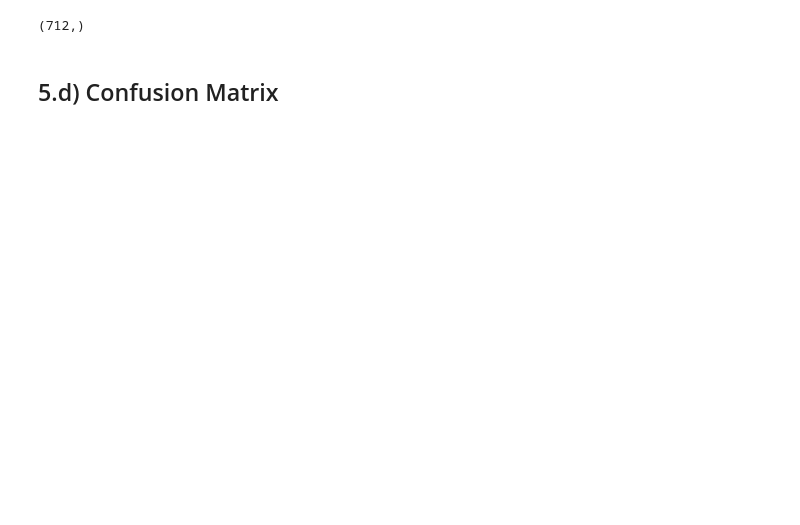
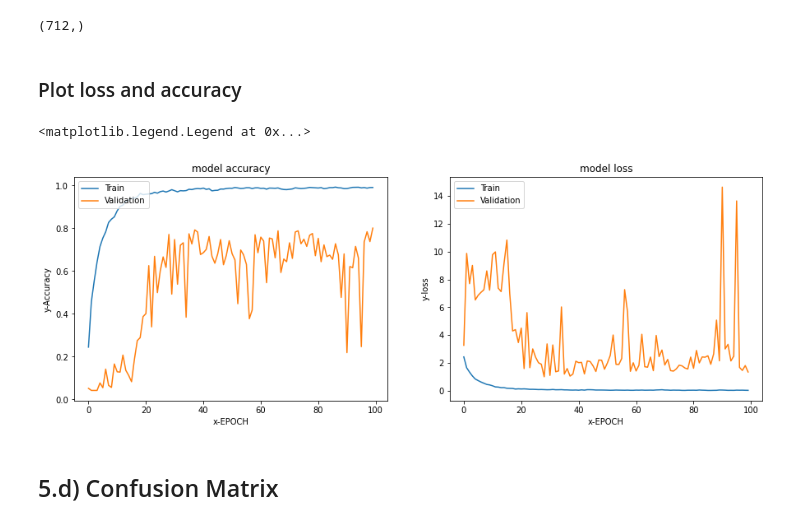
Before and after one commit to BabuRect/ComputerVision, a Jupyter notebook: Seed_Classify_Colab.ipynb, the cells around one changed output. Saved outputs shown, nothing was run; the diff lists cells and outputs as text; code cells hidden in the pictures; blank space fills up the shorter version.

```diff
--- a/Seed_Classify_Colab.ipynb
+++ b/Seed_Classify_Colab.ipynb
@@ -299,6 +301,26 @@ TrueTestYVals = np.argmax(Y_test,axis=1)
 predTestYVals.shape
 # %% [output]
 (712,)
+# %% [markdown]
+### Plot loss and accuracy
+# %%
+history.history.keys()
+
+fix, ax = plot.subplots(1,2, figsize=(15,5))
+ax[0].plot(history.history['accuracy'])
+ax[0].plot(history.history['val_accuracy'])
+ax[0].title.set_text('model accuracy')
+ax[0].set(xlabel='x-EPOCH', ylabel='y-Accuracy')
+ax[0].legend(['Train', 'Validation'], loc='upper left')
+
+ax[1].plot(history.history['loss'])
+ax[1].plot(history.history['val_loss'])
+ax[1].title.set_text('model loss')
+ax[1].set(xlabel='x-EPOCH', ylabel='y-loss')
+ax[1].legend(['Train', 'Validation'], loc='upper left')
+# %% [output]
+<matplotlib.legend.Legend at 0x...>
+[figure, added]
 # %% [markdown]
 ## 5.d) Confusion Matrix
 # %%
```
Also changed, not shown: parts of 8 cells of this notebook, 2 other files.
